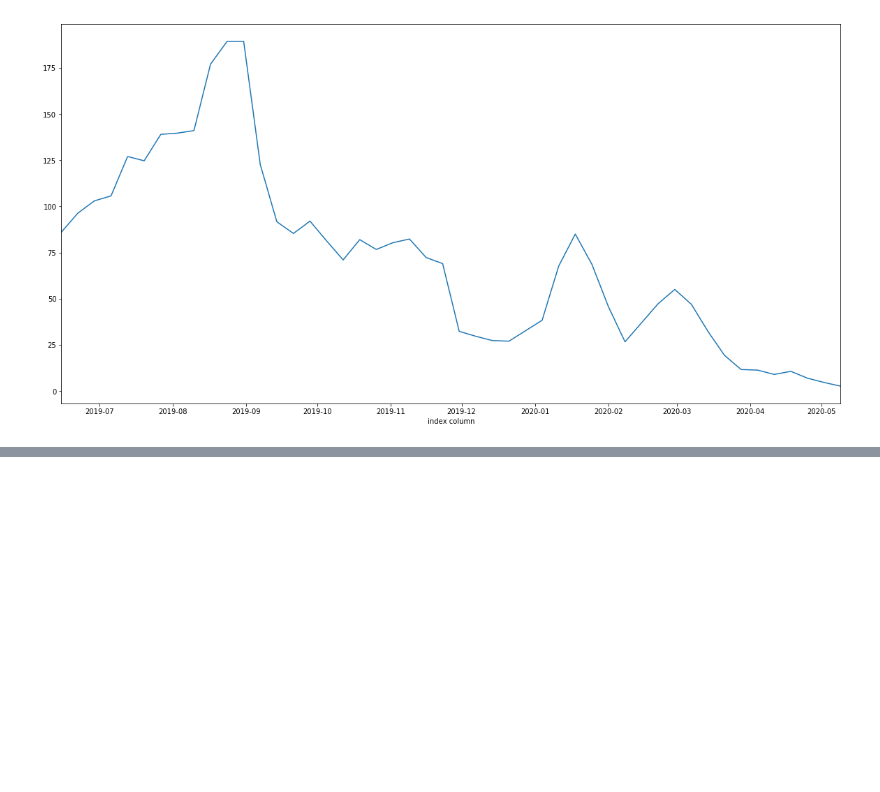
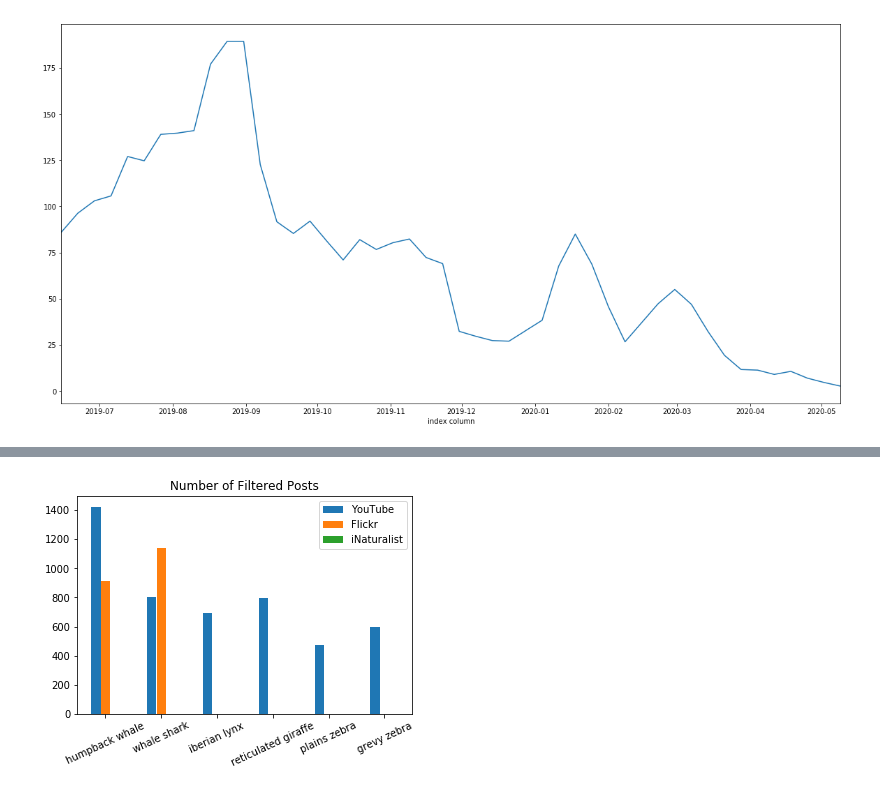
Before and after one commit to CompBioUIC/WildbookSocial, a Jupyter notebook: playground/PerSpeciesAllPlatforms.ipynb, the cells around one changed output, grey strips where cells are left out. Drawn from its saved outputs; the diff is of its cells as text; code cells hidden in the pictures; blank space fills up the shorter version.

```diff
--- a/playground/PerSpeciesAllPlatforms.ipynb
+++ b/playground/PerSpeciesAllPlatforms.ipynb
@@ -197,0 +322,8 @@ Name: moving averages, dtype: float64
+# %%
+index = ["humpback whale", "whale shark", "iberian lynx", "reticulated giraffe", "plains zebra", "grevy zebra"]
+df = pd.DataFrame({'YouTube': volume_filtered_all['youtube'][0],
+                   'Flickr': volume_filtered_all['flickr'][0],
+                   'iNaturalist': volume_filtered_all['iNaturalist'][0]}, index=index)
+ax = df.plot.bar(title="Number of Filtered Posts", rot=25)
+# %% [output]
+[figure, added]
```
Also changed, not shown: parts of 14 cells of this notebook, 2 other files.
